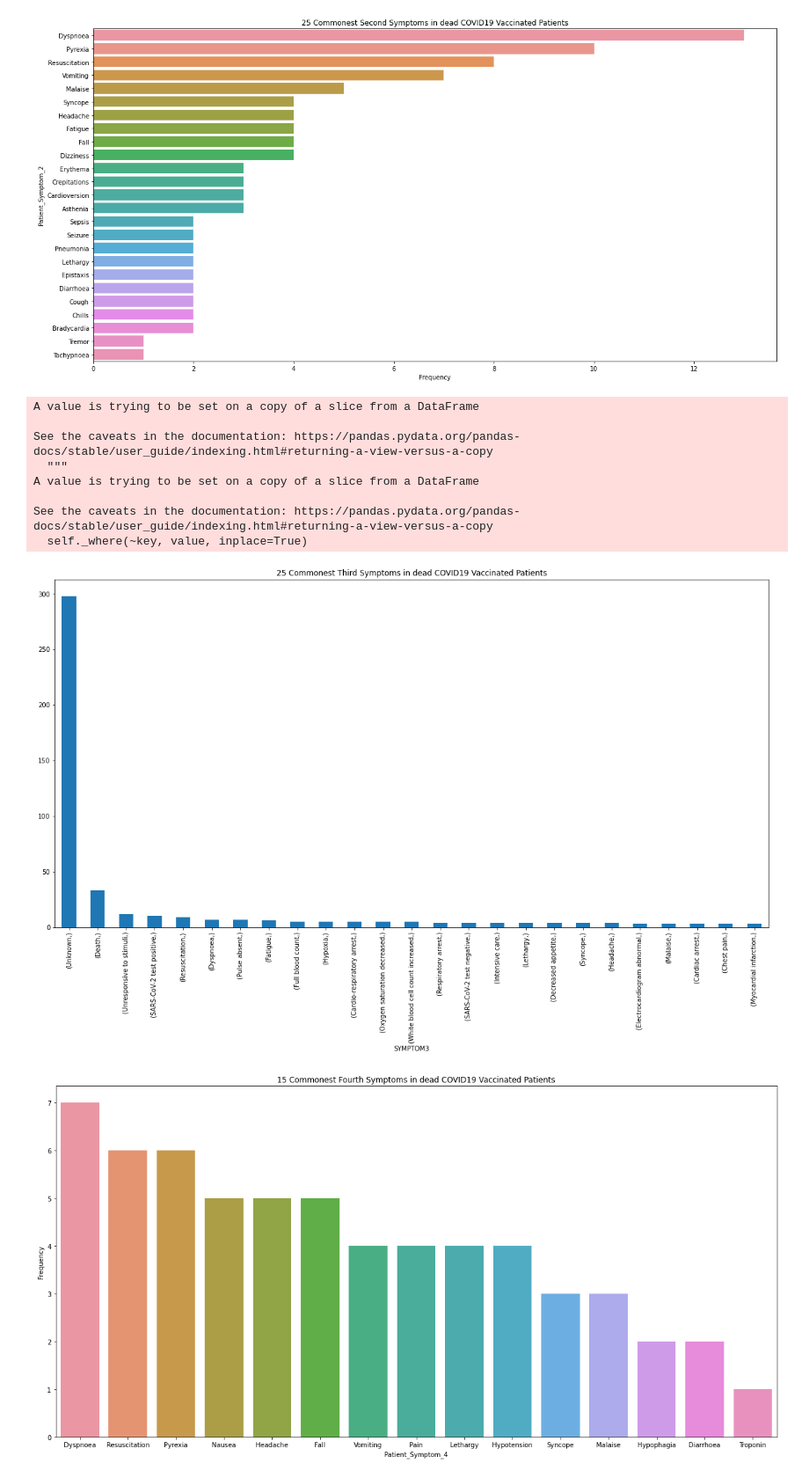
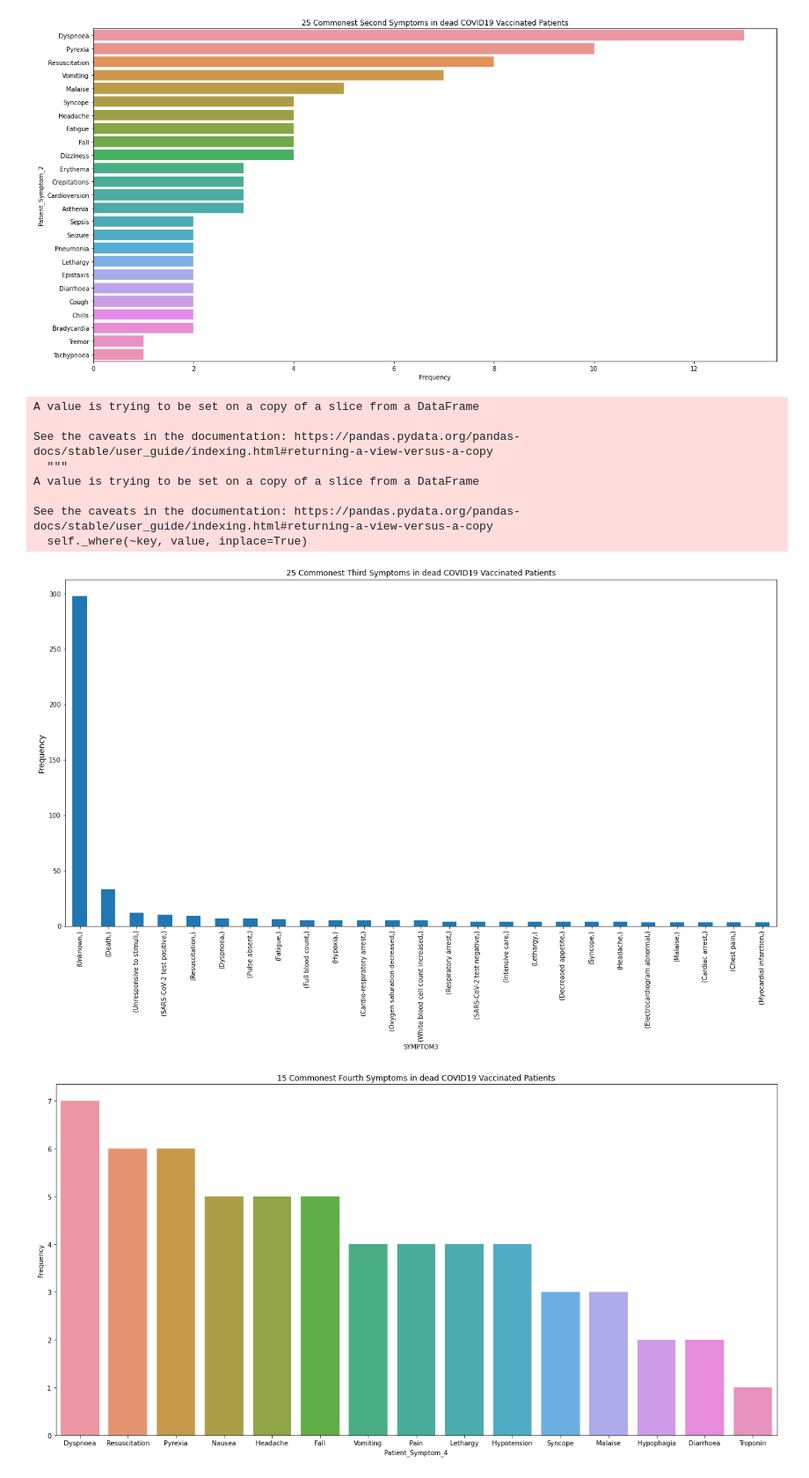
Before and after one commit to invest41/Studying_Reactions_to_Vaccines, a Jupyter notebook: Studying_Reactions_To_VACCINES.ipynb, the cells around one changed output. Shown at 88% size. Saved outputs shown, nothing was run; the diff lists cells and outputs as text; code cells hidden in the pictures.

```diff
--- a/Studying_Reactions_To_VACCINES.ipynb
+++ b/Studying_Reactions_To_VACCINES.ipynb
@@ -451,23 +452,23 @@ plt.savefig(f'commonest_{nam.lower()}_symptoms{nb}.png')
 # %%
 
 
 nb,nam = 3, 'third'
 plt.figure(figsize=(20,10))
 corona_vac_df['SYMPTOM3'][corona_vac_df['SYMPTOM3']==0] = 'Unknown'
 corona_vac_df[['SYMPTOM3']][new_df['DIED']==1].value_counts().head(25).plot.bar()
 plt.title(f'25 Commonest {nam.capitalize()} Symptoms in dead COVID19 Vaccinated Patients')
-
+plt.ylabel('Frequency',fontsize=12)
 plt.savefig(f'commonest_{nam.lower()}_symptoms{nb}.png')
 # %% [output]
 A value is trying to be set on a copy of a slice from a DataFrame
 
 See the caveats in the documentation: https://pandas.pydata.org/pandas-docs/stable/user_guide/indexing.html#returning-a-view-versus-a-copy
   """
 A value is trying to be set on a copy of a slice from a DataFrame
 
 See the caveats in the documentation: https://pandas.pydata.org/pandas-docs/stable/user_guide/indexing.html#returning-a-view-versus-a-copy
   self._where(~key, value, inplace=True)
-[figure, old version]
+[figure, new version]
 # %%
 
 
```
Also changed, not shown: parts of 8 cells of this notebook.
